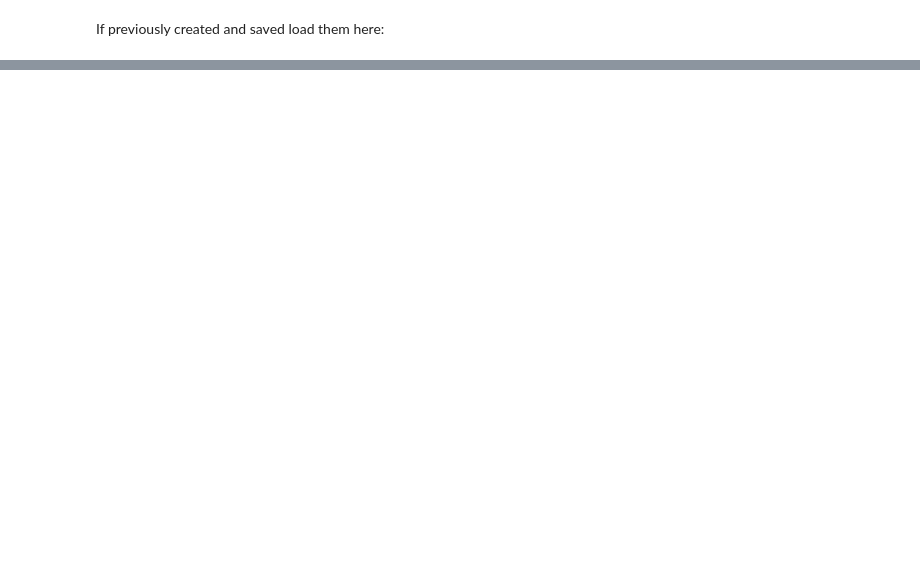
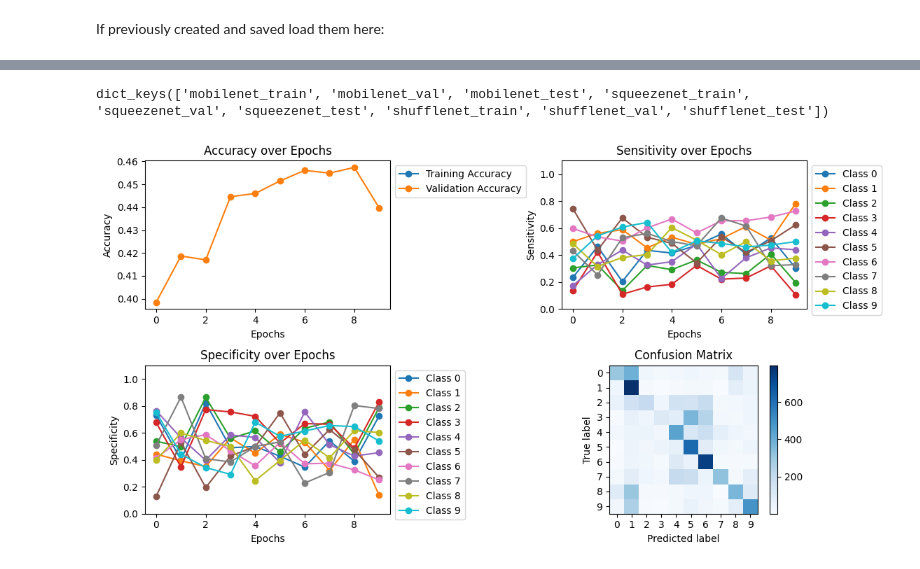
Before and after one commit to Twinbo/Signals-and-Data-Autumn-2025-student, a Jupyter notebook: week_10/cifar_stl.ipynb, the cells around one changed output, grey strips where cells are left out. Cells and saved outputs as stored; diff of their text form; code cells hidden in the pictures; blank space fills up the shorter version.

```diff
--- a/week_10/cifar_stl.ipynb
+++ b/week_10/cifar_stl.ipynb
@@ -288,0 +25,9 @@ KeyboardInterrupt:
+# %%
+mobilenet = models.mobilenet_v2(weights=MobileNet_V2_Weights.DEFAULT).to(device)
+squeezenet = models.squeezenet1_0(weights=SqueezeNet1_0_Weights.DEFAULT).to(device)
+shufflenet = models.shufflenet_v2_x0_5(weights=ShuffleNet_V2_X0_5_Weights.DEFAULT).to(device)
+
+mobilenet.eval()
+squeezenet.eval()
+shufflenet.eval()
+pass    # To stop the print that would otherwise occur
@@ -288,0 +81,17 @@ KeyboardInterrupt:
+# %%
+# Define models and dataset types
+models = [mobilenet, squeezenet, shufflenet]
+model_names = ["mobilenet", "squeezenet", "shufflenet"]
+datasets = ["train", "val", "test"]
+
+# Initialize a dictionary to store DataLoader objects
+dataloaders = {}
+
+# Loop through each model and dataset type
+for model, model_name in zip(models, model_names):
+    for dataset_type in datasets:
+        # Construct the file pattern for the current model and dataset (e.g., "data/rel_reps_mobilenet/train/batch_*.pth")
+        split_folder = f"data/rel_reps_{model_name}/{dataset_type}/"
+
+        # Load data and create a DataLoader with all batches concatenated
+        dataloaders[f"{model_name}_{dataset_type}"] = load_and_concatenate_batches(split_folder)
@@ -288,0 +114,22 @@ KeyboardInterrupt:
+# %%
+# Now dataloaders contains DataLoader objects with all batches concatenated for each model and dataset
+print(dataloaders.keys())
+# %% [output]
+dict_keys(['mobilenet_train', 'mobilenet_val', 'mobilenet_test', 'squeezenet_train', 'squeezenet_val', 'squeezenet_test', 'shufflenet_train', 'shufflenet_val', 'shufflenet_test'])
+# %%
+model_mobilenet = FFNN(num_classes=10)
+model_squeezenet = FFNN(num_classes=10)
+# %%
+epochs = 10
+results_mobilenet = train(
+    device=device,
+    model=model_mobilenet,
+    train_dataloader=dataloaders["mobilenet_train"],
+    epochs=epochs,
+    val_dataloader=dataloaders["mobilenet_val"],
+    run_filepath="models/mobilenet",
+    plot=True,
+    overwrite=False
+)
+# %% [output]
+[figure, added]
```
Also changed, not shown: parts of 24 cells of this notebook, 5 other files.
